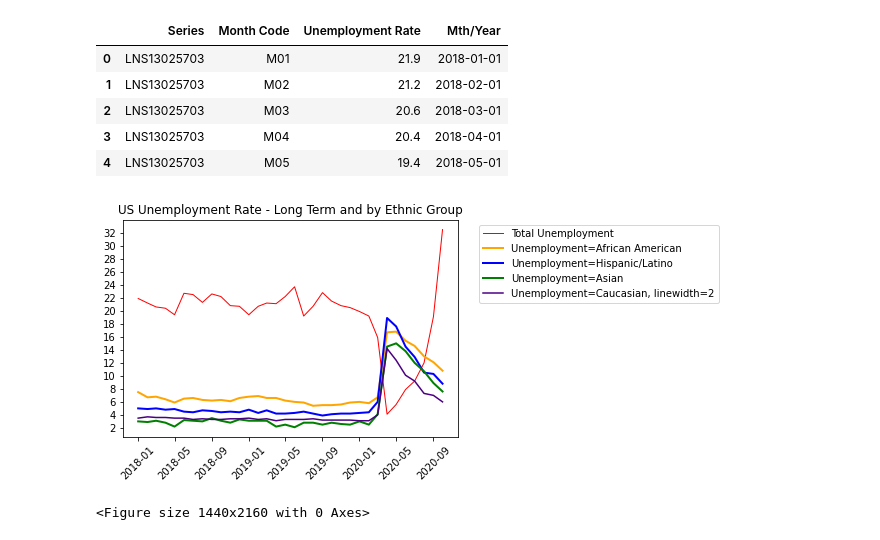
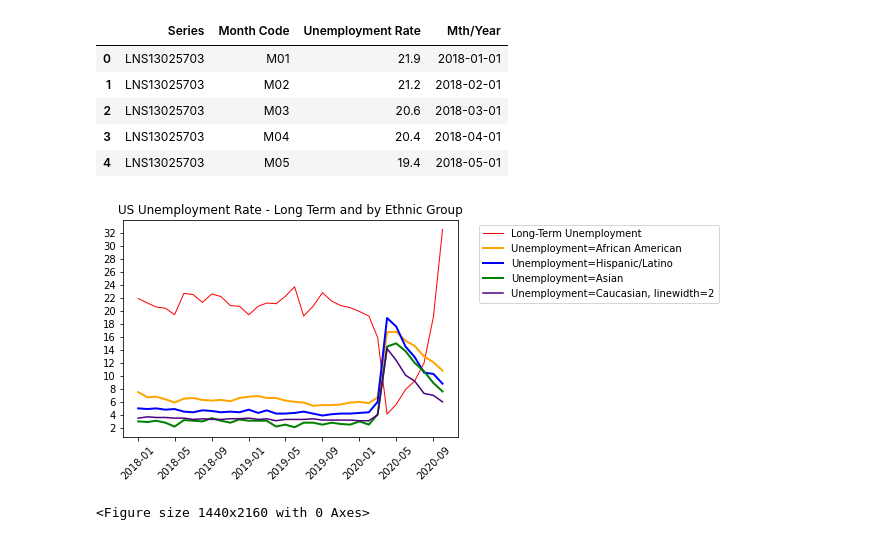
Before and after one commit to mgfrancis/GroupProject1, a Jupyter notebook: unemployment.ipynb, the cells around one changed output. Cells and saved outputs as stored; diff of their text form; code cells hidden in the pictures.

```diff
--- a/unemployment.ipynb
+++ b/unemployment.ipynb
@@ -116,27 +116,27 @@ ltunemp = unemployment_df.loc[unemployment_df['Series'] == 'LNS13025703',:]
 # %%
 #line graph of x and y axis
 
-#setting y axis
+#setting x axis
 years = unerate['Mth/Year']
 
-#setting x axis
-total, = plt.plot(years, ltunemp['Unemployment Rate'], color='red', label = 'Total Unemployment',linewidth =1)
+#setting y axis
+total, = plt.plot(years, ltunemp['Unemployment Rate'], color='red', label = 'Long-Term Unemployment',linewidth =1)
 afam, = plt.plot(years, uneafam['Unemployment Rate'], color= 'orange', label = "Unemployment=African American", linewidth=2)
 hisp, = plt.plot(years, unehisp['Unemployment Rate'], color= 'blue', label = "Unemployment=Hispanic/Latino", linewidth=2)
 asian, = plt.plot(years, uneasian['Unemployment Rate'], color= 'green', label = "Unemployment=Asian", linewidth=2)
 white, = plt.plot(years, unewhite['Unemployment Rate'], color= 'indigo', label = "Unemployment=Caucasian, linewidth=2")
 
 #setting properties
 plt.yticks(np.arange(round(unemployment_df['Unemployment Rate'].min()),
                      round(unemployment_df['Unemployment Rate'].max()) +1, 2.0))
-#plt.xticks(np.arange(unemployment_df['Mth/Year'].min(), unemployment_df['Mth/Year'].max(), 3),rotation = 90)
 plt.xticks(rotation=45)
 plt.title("US Unemployment Rate - Long Term and by Ethnic Group")
-#plt.legend(handles=[total, afam, hisp, asian, white],loc='best')
+
+#set legend outside of box
 plt.legend(bbox_to_anchor=(1.05, 1),handles=[total, afam, hisp, asian, white])
 plt.figure(figsize=(20,30))
 plt.tight_layout()
 plt.show()
 # %% [output]
-[figure, old version]
+[figure, new version]
 <Figure size 1440x2160 with 0 Axes>
```
Also changed, not shown: parts of 1 cell of this notebook.
